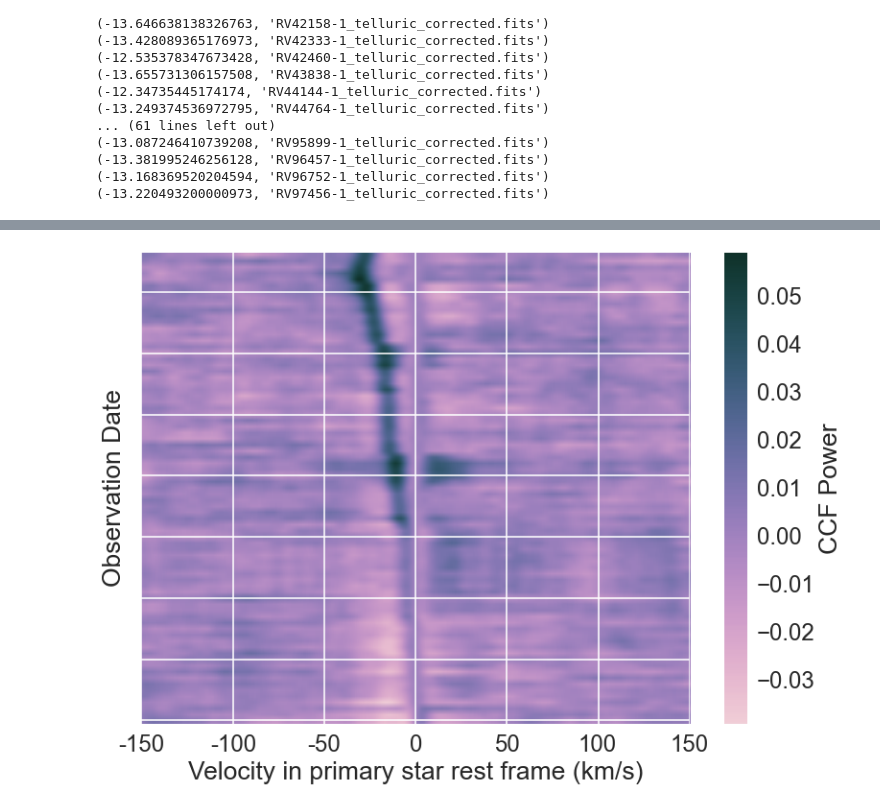
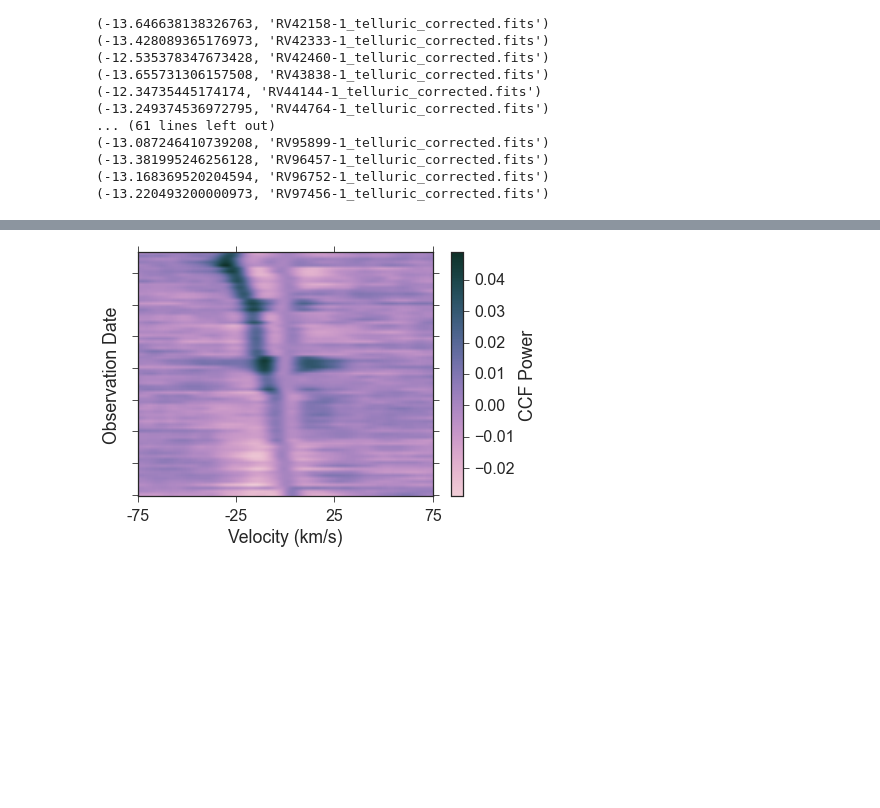
Before and after one commit to kgullikson88/Companion-Finder, a Jupyter notebook: MakePlots.ipynb, the cells around one changed output, grey strips where cells are left out. Cells and saved outputs as stored; diff of their text form; code cells hidden in the pictures; blank space fills up the shorter version.

```diff
--- a/MakePlots.ipynb
+++ b/MakePlots.ipynb
@@ -8,12 +9,14 @@ import pandas as pd
 import CombineCCFs
 import numpy as np
 from astropy import units as u, constants
-from HelperFunctions import fwhm, Gauss, integral
+from HelperFunctions import Gauss, integral
 import os
 import lmfit
+import emcee
+import triangle
 
 from scipy.interpolate import InterpolatedUnivariateSpline as spline
 
-sns.set_context('poster', font_scale=1.5)
+sns.set_context('paper', font_scale=2.0)
 
 home = os.environ['HOME']
@@ -27,12 +28,11 @@ Run with T > 6000 first, to measure the primary star radial velocity in my CCFs.
 hdf_file = '{}/School/Research/McDonaldData/PlanetData/PsiDraA/Cross_correlations/CCF.hdf5'.format(home)
 output_dir = '{}/School/Research/McDonaldData/PlanetData/Paper/Figures/'.format(home)
 
-T = 4000
+T = 4500
 vsini = 1
 logg = 4.5
 metal = 0.0
-dV = 0.01
-#dV = 0.1
+dV = 0.1
 c = constants.c.cgs.to(u.m/u.s).value
 xgrid = np.arange(-400, 400+dV/2., dV)
 ccfs, original_files = CombineCCFs.get_ccfs(T=T, vsini=vsini, logg=logg, metal=metal,
@@ -60,13 +60,14 @@ ccfs, original_files = CombineCCFs.get_ccfs(T=T, vsini=vsini, logg=logg, metal=m
 cmap = sns.cubehelix_palette(reverse=False, as_cmap=True, gamma=1, rot=0.7, start=2)
 fig, ax = plt.subplots(1, 1)
 out = ax.imshow(ccfs, cmap=cmap, aspect='auto', origin='lower')#, vmin=vmin, vmax=vmax)
-min_v = -150.
-max_v = 150.
+min_v = -75.
+max_v = 75.
 dv_ticks = 50.0/dV
 ax.set_xlim(((min_v+400)/dV, (max_v+400)/dV))
 ticks = np.arange((min_v+400)/dV, (max_v+400)/dV+1, dv_ticks)
 ax.set_xticks((ticks))
-ax.set_xticklabels((-150, -100, -50, 0, 50, 100, 150))
+#ax.set_xticklabels((-150, -100, -50, 0, 50, 100, 150))
+ax.set_xticklabels((-75, -25, 25, 75))
 ax.set_xlabel('Velocity in primary star rest frame (km/s)')
 ax.set_yticklabels(())
 ax.set_ylabel('Observation Date')
@@ -86,26 +87,29 @@ normed_ccfs = ccfs - avg_ccf
 # %%
 # Set up the scaling manually
 low, high = np.min(normed_ccfs), np.max(normed_ccfs)
 rng = max(abs(low), abs(high))
 vmin = np.sign(low) * rng
 vmax = np.sign(high) * rng
 
 # Make the actual plot
 #cmap = sns.cubehelix_palette(reverse=False, as_cmap=True, gamma=1, rot=0.7, start=2) #defined above now...
 fig, ax = plt.subplots(1, 1)
 out = ax.imshow(normed_ccfs, cmap=cmap, aspect='auto', origin='lower')#, vmin=vmin, vmax=vmax)
 ax.set_xlim(((min_v+400)/dV, (max_v+400)/dV))
 ticks = np.arange((min_v+400)/dV, (max_v+400)/dV+1, dv_ticks)
 ax.set_xticks((ticks))
-ax.set_xticklabels((-150, -100, -50, 0, 50, 100, 150))
-ax.set_xlabel('Velocity in primary star rest frame (km/s)')
+#ax.set_xticklabels((-150, -100, -50, 0, 50, 100, 150))
+ax.set_xticklabels((-75, -25, 25, 75))
+ax.set_xlabel('Velocity (km/s)')
 ax.set_yticklabels(())
 ax.set_ylabel('Observation Date')
 
 # Colorbar
 cb = plt.colorbar(out)
 cb.set_label('CCF Power')
 
+fig.subplots_adjust(bottom=0.18, left=0.10, top=0.95, right=0.90)
+
 plt.savefig('{}Resid_CCFs.pdf'.format(output_dir))
 # %% [output]
-[figure, old version]
+[figure, new version]
```
Also changed, not shown: parts of 26 cells of this notebook.
